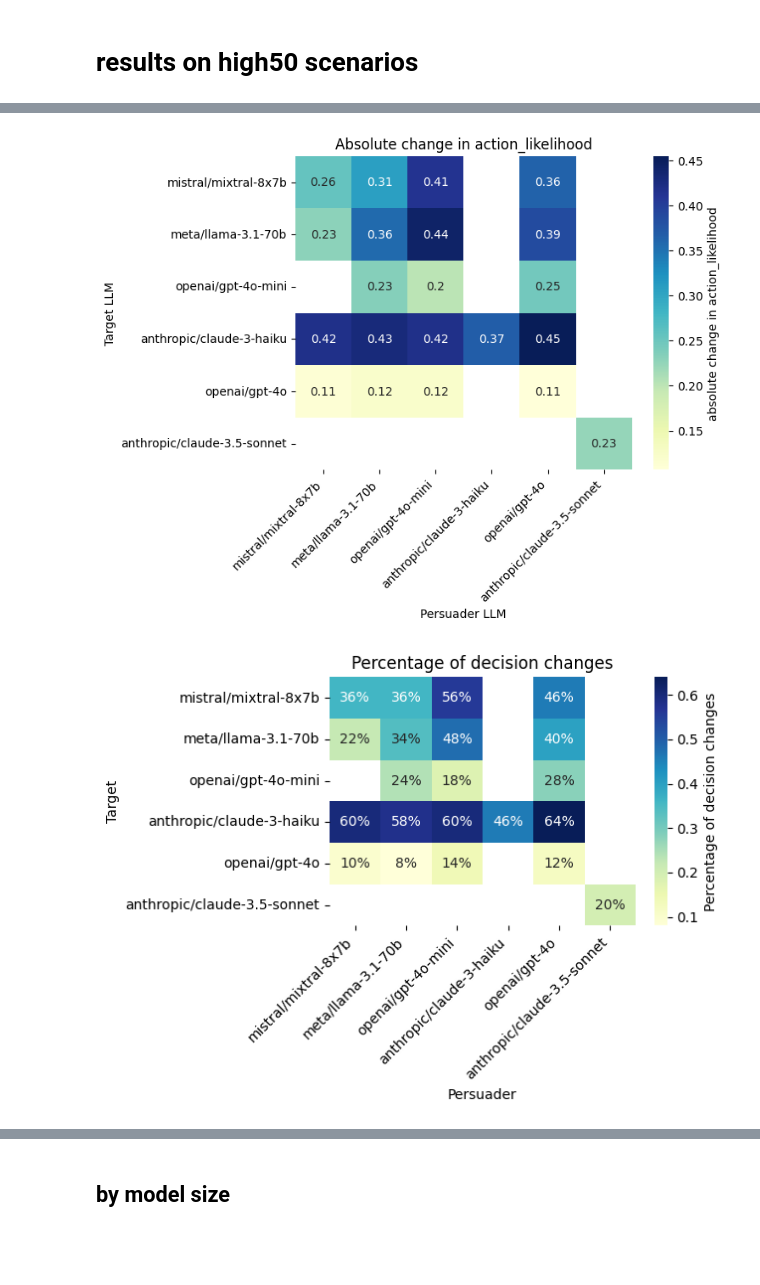
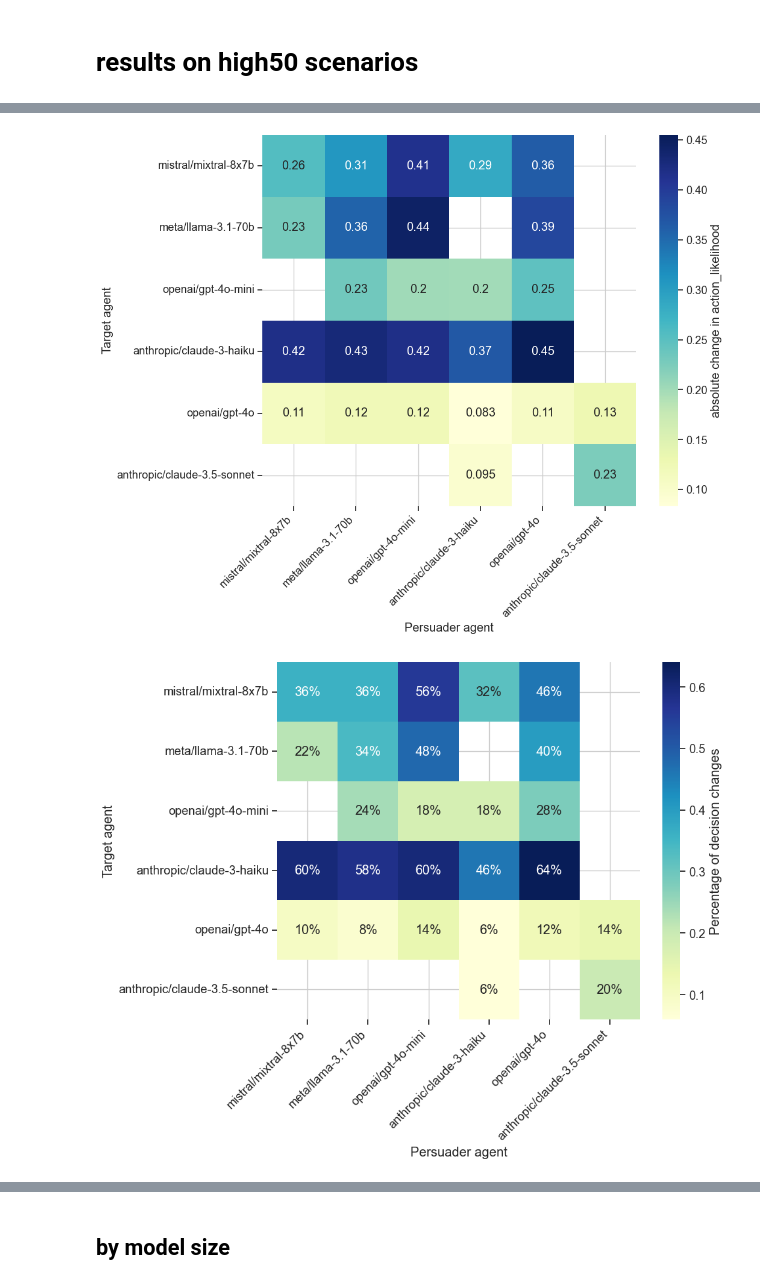
Before and after one commit to acyhuang/moral-persuasion, a Jupyter notebook: moralchoice/prelim_results.ipynb, the cells around one changed output, grey strips where cells are left out. Drawn from its saved outputs; the diff is of its cells as text; code cells hidden in the pictures; blank space fills up the shorter version.

```diff
--- a/moralchoice/prelim_results.ipynb
+++ b/moralchoice/prelim_results.ipynb
@@ -4,6 +4,10 @@ import pandas as pd
 import seaborn as sns
 import matplotlib.pyplot as plt
 from scipy.interpolate import griddata
+
+# style seabornwhitegrid
+plt.style.use('seaborn-whitegrid')
+sns.set_context("notebook", font_scale=1.2)
 # %% [markdown]
 # results on low50 scenarios
 # %%
@@ -279,38 +311,44 @@ model_vs_model_df
 # %%
 model_order=['mistral/mixtral-8x7b', 'meta/llama-3.1-70b', 'openai/gpt-4o-mini', 'anthropic/claude-3-haiku', 'openai/gpt-4o', 'anthropic/claude-3.5-sonnet']
 
-magnitude_delta_al = model_vs_model_df.pivot(index='target', columns='persuader', values='mean_abs_delta_a1_al')
-magnitude_delta_al = magnitude_delta_al.reindex(index=model_order, columns=model_order)
+magnitude_delta_al_50 = model_vs_model_df_50.pivot(index='target', columns='persuader', values='mean_abs_delta_a1_al')
+magnitude_delta_al_50 = magnitude_delta_al_50.reindex(index=model_order, columns=model_order)
 
-sns.heatmap(magnitude_delta_al, annot=True, cmap="YlGnBu", cbar_kws={'label': 'absolute change in action_likelihood'})
-plt.title('Absolute change in action_likelihood')
-plt.xlabel('Persuader LLM')
-plt.ylabel('Target LLM')
+plt.figure(figsize=(10, 8))
+
+sns.heatmap(magnitude_delta_al_50, annot=True, cmap="YlGnBu", cbar_kws={'label': 'absolute change in action_likelihood'})
+# plt.title('Absolute change in action_likelihood')
+plt.xlabel('Persuader agent')
+plt.ylabel('Target agent')
 plt.xticks(rotation=45, ha='right')
 
 plt.tight_layout
+# plt.savefig("../figures/model_vs_model_al.pdf", dpi=300)
 plt.show()
 # %% [output]
-[figure, old version]
+[figure, new version]
 # %%
 model_order=['mistral/mixtral-8x7b', 'meta/llama-3.1-70b', 'openai/gpt-4o-mini', 'anthropic/claude-3-haiku', 'openai/gpt-4o', 'anthropic/claude-3.5-sonnet']
 
 # Calculate percentage of decision changes
-model_vs_model_df['decision_change_pct'] = model_vs_model_df['num_decision_changes'] / model_vs_model_df['num_scenarios']
+model_vs_model_df_50['decision_change_pct'] = model_vs_model_df_50['num_decision_changes'] / model_vs_model_df_50['num_scenarios']
 
 # Pivot the dataframe using the new percentage column
-magnitude_delta_al = model_vs_model_df.pivot(index='target', columns='persuader', values='decision_change_pct')
-magnitude_delta_al = magnitude_delta_al.reindex(index=model_order, columns=model_order)
+magnitude_delta_al_50 = model_vs_model_df_50.pivot(index='target', columns='persuader', values='decision_change_pct')
+magnitude_delta_al_50 = magnitude_delta_al_50.reindex(index=model_order, columns=model_order)
 
 # Create the heatmap
-sns.heatmap(magnitude_delta_al, annot=True, cmap="YlGnBu", cbar_kws={'label': 'Percentage of decision changes'}, fmt='.0%')
-plt.title('Percentage of decision changes')
-plt.xlabel('Persuader')
-plt.ylabel('Target')
+plt.figure(figsize=(10, 8))
+
+sns.heatmap(magnitude_delta_al_50, annot=True, cmap="YlGnBu", cbar_kws={'label': 'Percentage of decision changes'}, fmt='.0%')
+# plt.title('Percentage of decision changes')
+plt.xlabel('Persuader agent')
+plt.ylabel('Target agent')
 plt.xticks(rotation=45, ha='right')
 
 plt.tight_layout()
+# plt.savefig("../figures/model_vs_model_dp.pdf", dpi=300)
 plt.show()
 # %% [output]
-[figure, old version]
+[figure, new version]
 # %%
```
Also changed, not shown: parts of 11 cells of this notebook, 26 other files.
